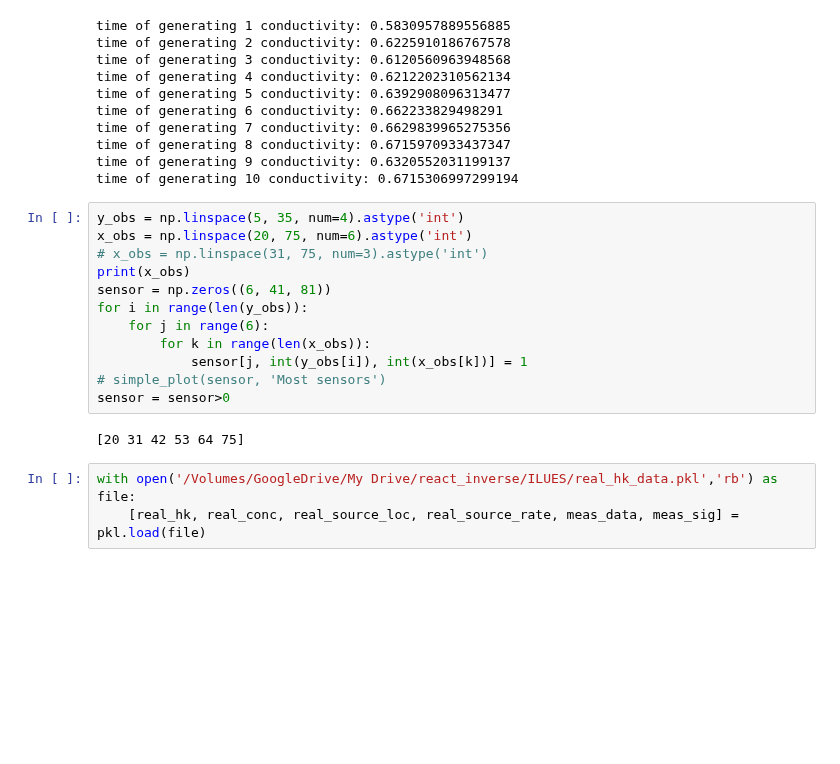
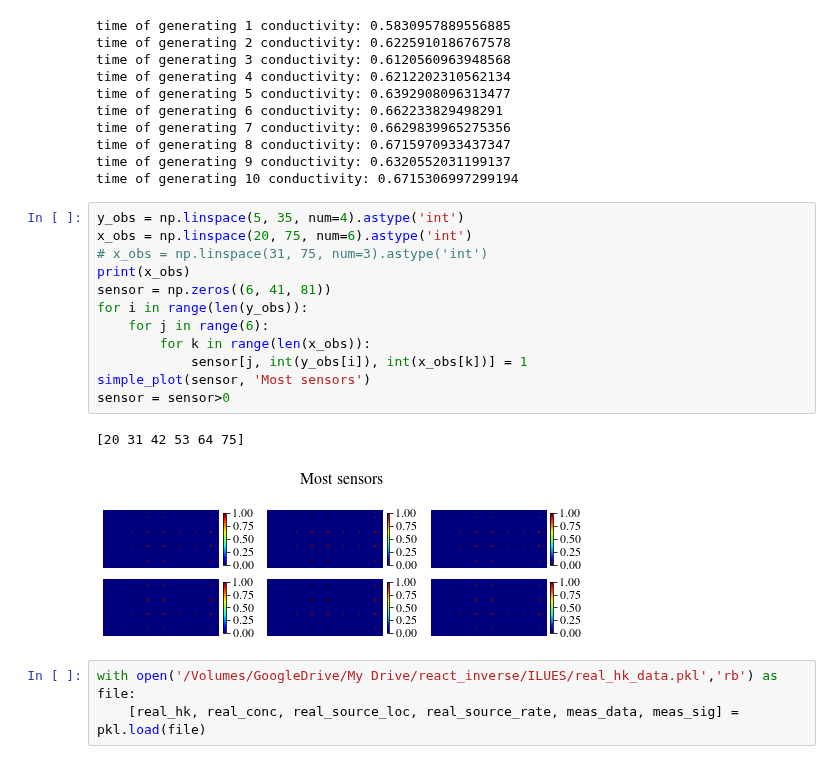
Before and after one commit to ZitongZhou/react_inverse, a Jupyter notebook: TCP_3d/ESMDA-MT3D.ipynb, the cells around one changed output. Drawn from its saved outputs; the diff is of its cells as text; blank space fills up the shorter version.

```diff
--- a/TCP_3d/ESMDA-MT3D.ipynb
+++ b/TCP_3d/ESMDA-MT3D.ipynb
@@ -423,17 +423,18 @@ time of generating 10 conductivity: 0.6715306997299194
 # %%
 y_obs = np.linspace(5, 35, num=4).astype('int')
 x_obs = np.linspace(20, 75, num=6).astype('int')
 # x_obs = np.linspace(31, 75, num=3).astype('int')
 print(x_obs)
 sensor = np.zeros((6, 41, 81))
 for i in range(len(y_obs)):
     for j in range(6):
         for k in range(len(x_obs)):
             sensor[j, int(y_obs[i]), int(x_obs[k])] = 1
-# simple_plot(sensor, 'Most sensors')
+simple_plot(sensor, 'Most sensors')
 sensor = sensor>0
 # %% [output]
 [20 31 42 53 64 75]
+[figure, added]
 # %%
 with open('/Volumes/GoogleDrive/My Drive/react_inverse/ILUES/real_hk_data.pkl','rb') as file:
     [real_hk, real_conc, real_source_loc, real_source_rate, meas_data, meas_sig] = pkl.load(file)
```
Also changed, not shown: parts of 10 cells of this notebook, 1 other file.
